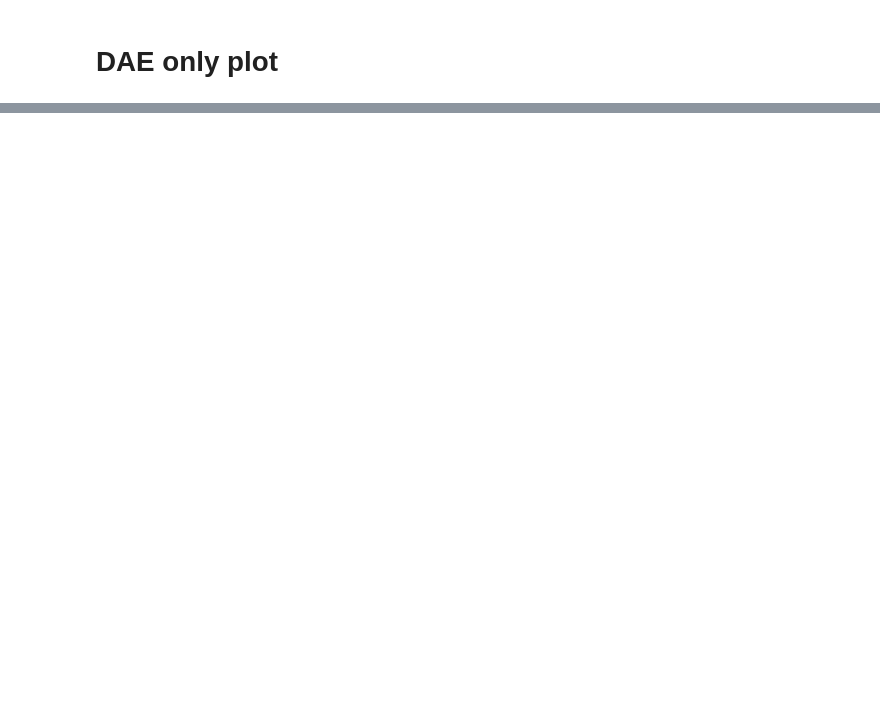
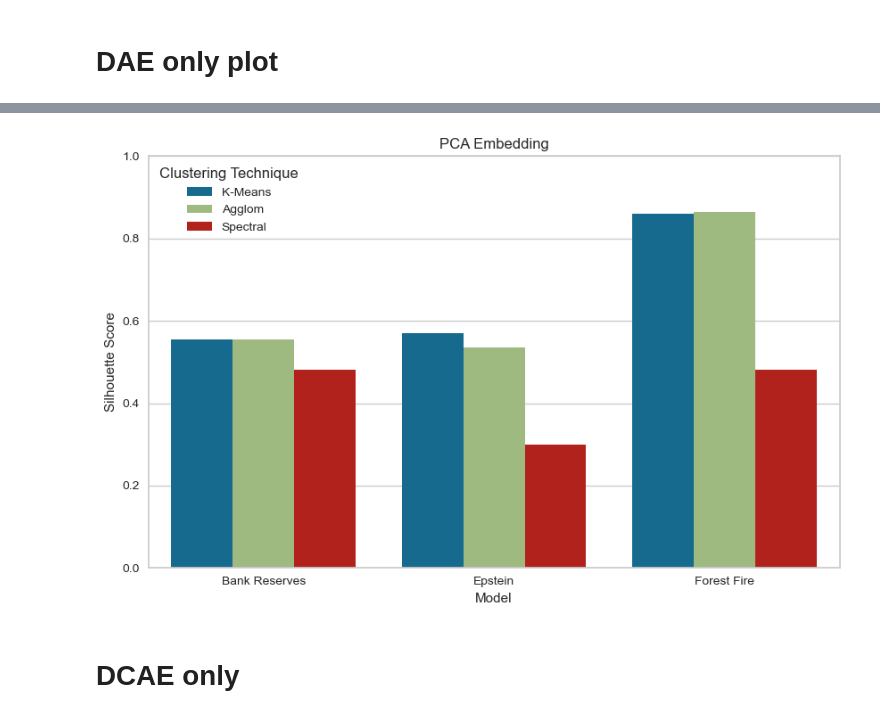
Before and after one commit to MariaElise-T/TS-Clustering, a Jupyter notebook: Dissertation_visualizations-silhouette_euc_embed.ipynb, the cells around one changed output, grey strips where cells are left out. Saved outputs shown, nothing was run; the diff lists cells and outputs as text; code cells hidden in the pictures; blank space fills up the shorter version.

```diff
--- a/Dissertation_visualizations-silhouette_euc_embed.ipynb
+++ b/Dissertation_visualizations-silhouette_euc_embed.ipynb
@@ -260,0 +266,6 @@ plt.show()
+# %%
+label_results = pd.read_csv('bank_reserves_results.csv', index_col=0)
+df = pd.read_csv('extracted_features/bank_reserves_PCA_standardized.csv', index_col=0)
+br_pca_kmeans = m.silhouette_score(df, label_results.loc["PCA_KMeans"].to_numpy(), metric='euclidean')
+br_pca_agglom = m.silhouette_score(df, label_results.loc["PCA_Agglom"].to_numpy(), metric='euclidean')
+br_pca_spectral = m.silhouette_score(df, label_results.loc["PCA_Spectral"].to_numpy(), metric='euclidean')
@@ -260,0 +288,39 @@ plt.show()
+# %%
+label_results = pd.read_csv('epstein_results.csv', index_col=0)
+df = pd.read_csv('extracted_features/epstein_PCA_standardized.csv', index_col=0)
+ecv_pca_kmeans = m.silhouette_score(df, label_results.loc["PCA_KMeans"].to_numpy(), metric='euclidean')
+ecv_pca_agglom = m.silhouette_score(df, label_results.loc["PCA_Agglom"].to_numpy(), metric='euclidean')
+ecv_pca_spectral = m.silhouette_score(df, label_results.loc["PCA_Spectral"].to_numpy(), metric='euclidean')
+# %%
+label_results = pd.read_csv('forestfire_results.csv', index_col=0)
+df = pd.read_csv('extracted_features/forestfire_PCA_standardized.csv', index_col=0)
+ff_pca_kmeans = m.silhouette_score(df, label_results.loc["PCA_KMeans"].to_numpy(), metric='euclidean')
+ff_pca_agglom = m.silhouette_score(df, label_results.loc["PCA_Agglom"].to_numpy(), metric='euclidean')
+ff_pca_spectral = m.silhouette_score(df, label_results.loc["PCA_Spectral"].to_numpy(), metric='euclidean')
+# %%
+df_pca = pd.DataFrame({'Model': ['Bank Reserves', 'Bank Reserves', 'Bank Reserves',
+                                    'Epstein', 'Epstein', 'Epstein',
+                                    'Forest Fire', 'Forest Fire', 'Forest Fire'],
+                        'Clustering': ['K-Means', 'Agglom', 'Spectral',
+                                              'K-Means', 'Agglom', 'Spectral',
+                                              'K-Means', 'Agglom', 'Spectral'],
+                        'Silhouette Score': [br_pca_kmeans, br_pca_agglom, br_pca_spectral,
+                                            ecv_pca_kmeans, ecv_pca_agglom, ecv_pca_spectral,
+                                            ff_pca_kmeans, ff_pca_agglom, ff_pca_spectral]
+                         })
+# %%
+plt.figure(figsize=(10, 6))
+sns.barplot(data=df_pca, x="Model", y="Silhouette Score", hue="Clustering")
+
+# Customize the plot
+plt.xlabel("Model")
+plt.ylabel("Silhouette Score")
+plt.title("PCA Embedding")
+plt.legend(title="Clustering Technique")
+plt.ylim(0, 1)
+plt.savefig("pca_embedding_comp.png", format="png")
+plt.show()
+# %% [output]
+[figure, added]
+# %% [markdown]
+# DCAE only
```
Also changed, not shown: parts of 31 cells of this notebook, 7 other files.
